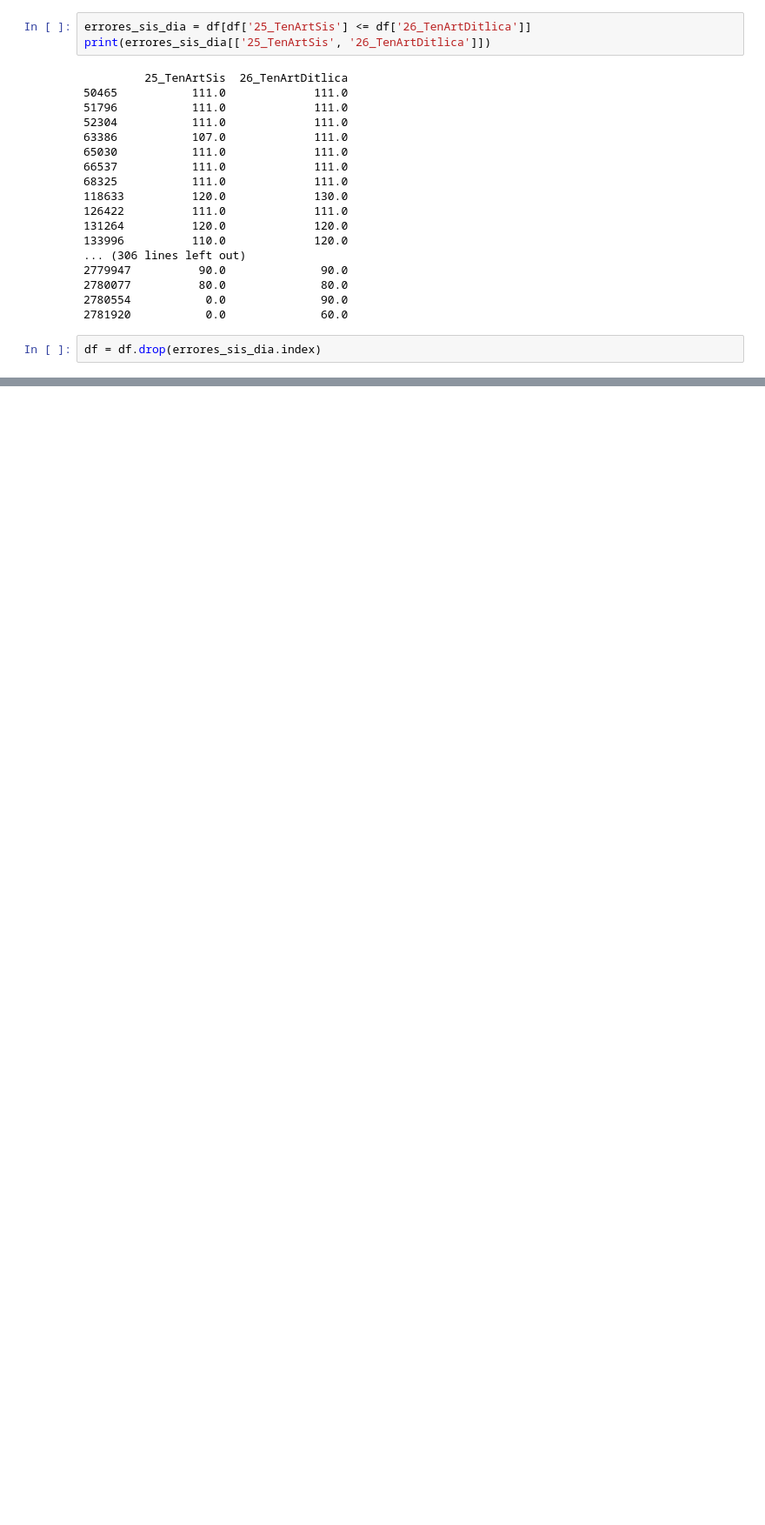
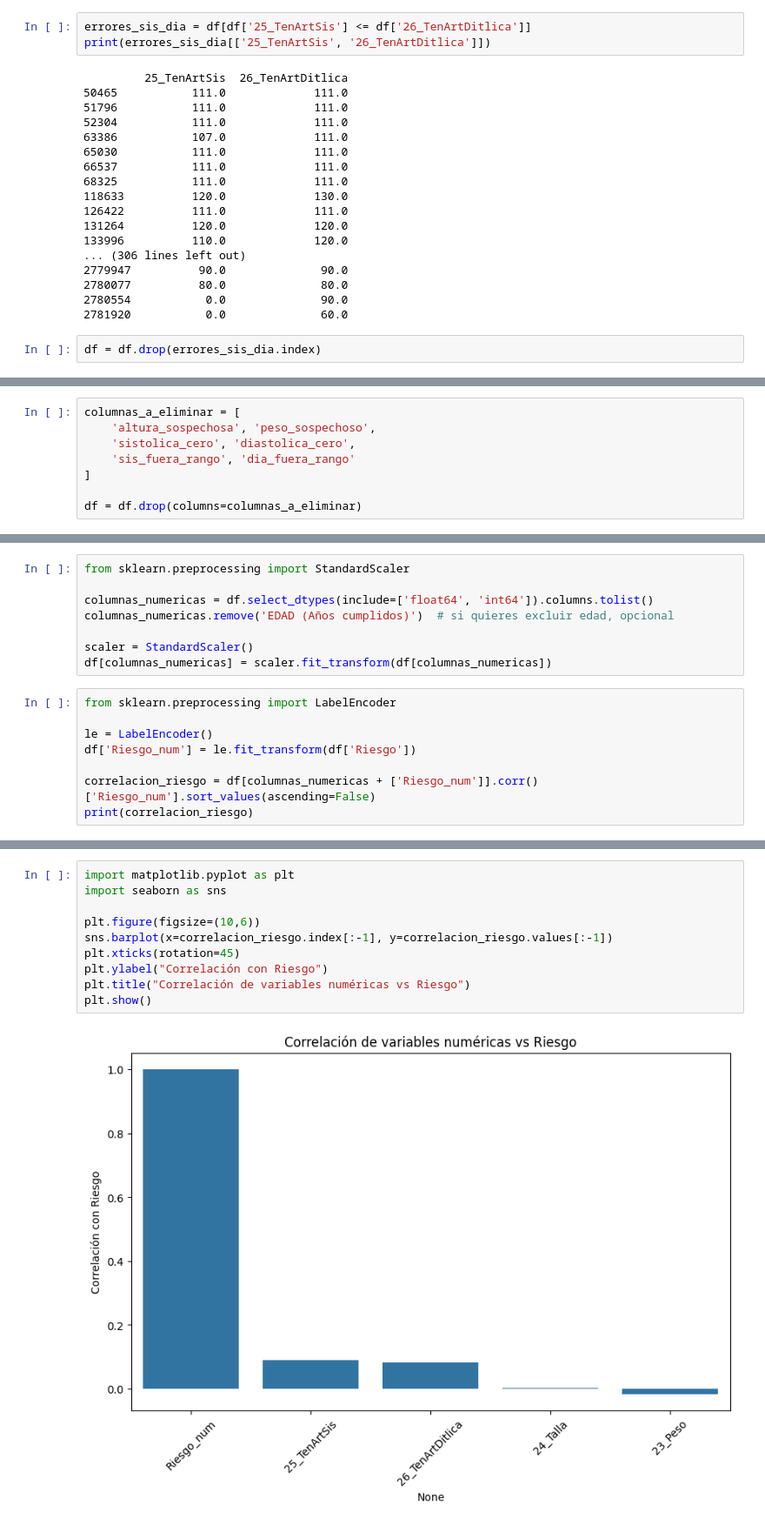
Before and after one commit to elkofix/cardiac-risk-db, a Jupyter notebook: explorative_data_analysis.ipynb, the cells around one changed output, grey strips where cells are left out. Shown at 87% size. Drawn from its saved outputs; the diff is of its cells as text; blank space fills up the shorter version.

```diff
--- a/explorative_data_analysis.ipynb
+++ b/explorative_data_analysis.ipynb
@@ -440,0 +578,8 @@ df = df.drop(errores_sis_dia.index)
+# %%
+columnas_a_eliminar = [
+    'altura_sospechosa', 'peso_sospechoso',
+    'sistolica_cero', 'diastolica_cero',
+    'sis_fuera_rango', 'dia_fuera_rango'
+]
+
+df = df.drop(columns=columnas_a_eliminar)
@@ -440,0 +608,16 @@ df = df.drop(errores_sis_dia.index)
+# %%
+from sklearn.preprocessing import StandardScaler
+
+columnas_numericas = df.select_dtypes(include=['float64', 'int64']).columns.tolist()
+columnas_numericas.remove('EDAD (Años cumplidos)')  # si quieres excluir edad, opcional
+
+scaler = StandardScaler()
+df[columnas_numericas] = scaler.fit_transform(df[columnas_numericas])
+# %%
+from sklearn.preprocessing import LabelEncoder
+
+le = LabelEncoder()
+df['Riesgo_num'] = le.fit_transform(df['Riesgo'])
+
+correlacion_riesgo = df[columnas_numericas + ['Riesgo_num']].corr()['Riesgo_num'].sort_values(ascending=False)
+print(correlacion_riesgo)
@@ -440,0 +632,12 @@ df = df.drop(errores_sis_dia.index)
+# %%
+import matplotlib.pyplot as plt
+import seaborn as sns
+
+plt.figure(figsize=(10,6))
+sns.barplot(x=correlacion_riesgo.index[:-1], y=correlacion_riesgo.values[:-1])
+plt.xticks(rotation=45)
+plt.ylabel("Correlación con Riesgo")
+plt.title("Correlación de variables numéricas vs Riesgo")
+plt.show()
+# %% [output]
+[figure, added]
```
Also changed, not shown: parts of 13 cells of this notebook.
